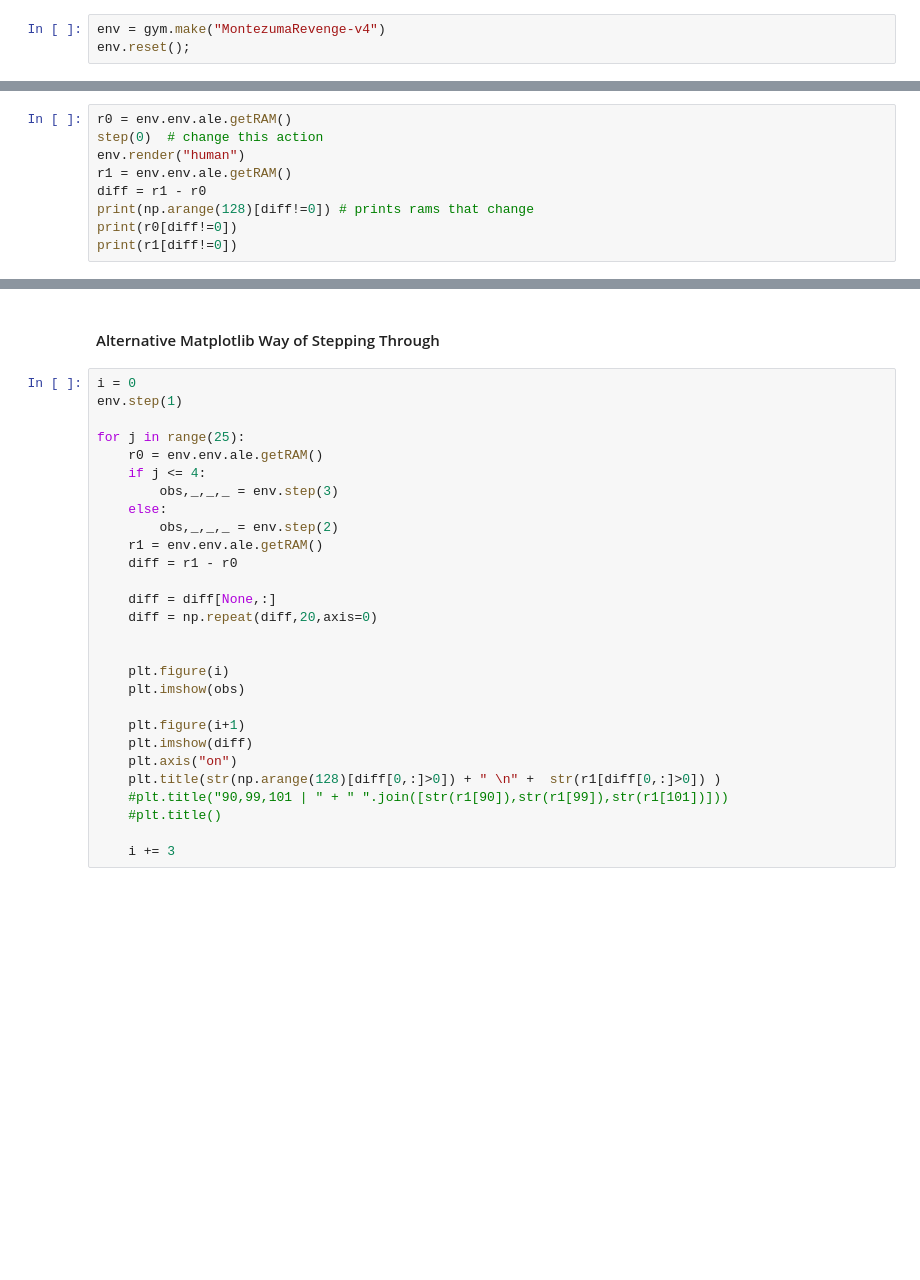
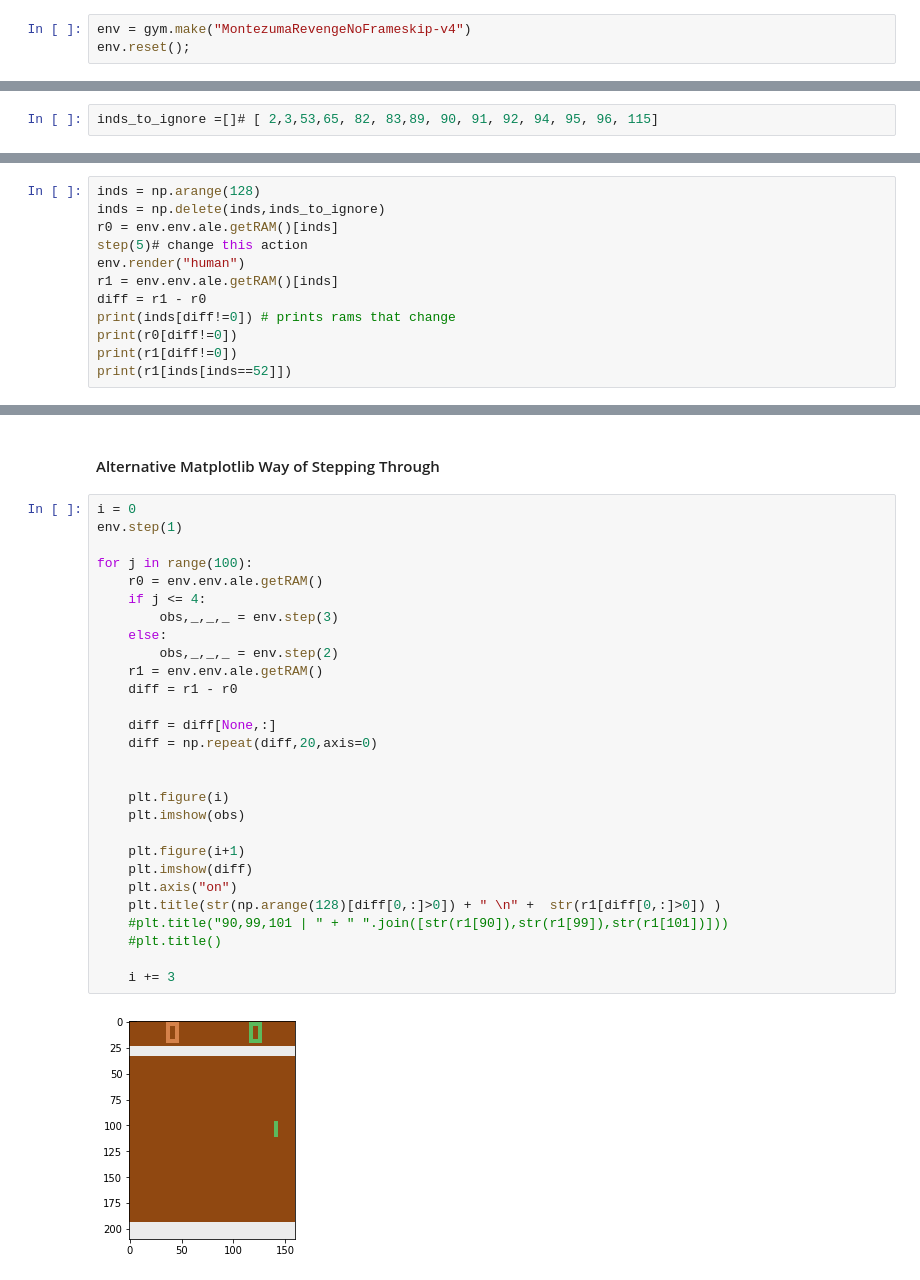
Before and after one commit to mila-iqia/atari-representation-learning, a Jupyter notebook: notebooks/atari_guess_n_check.ipynb, the cells around one changed output, grey strips where cells are left out. Drawn from its saved outputs; the diff is of its cells as text; blank space fills up the shorter version.

```diff
--- a/notebooks/atari_guess_n_check.ipynb
+++ b/notebooks/atari_guess_n_check.ipynb
@@ -21,7 +21,7 @@ Left = 3
 # %% [markdown]
 ##### Pick Game
 # %%
-env = gym.make("MontezumaRevenge-v4")
+env = gym.make("MontezumaRevengeNoFrameskip-v4")
 env.reset();
 # %% [markdown]
 ##### On Macs this will open a separate window with the game. Try to get this window split-screened with this notebook.
@@ -30,12 +32,17 @@ env.render("human")
+# %%
+inds_to_ignore =[]# [ 2,3,53,65, 82, 83,89, 90, 91, 92, 94, 95, 96, 115]
 # %% [markdown]
 ##### Repeat the Below Cell To Step Through The Game
 # %%
-r0 = env.env.ale.getRAM()
-step(0)  # change this action
+inds = np.arange(128)
+inds = np.delete(inds,inds_to_ignore)
+r0 = env.env.ale.getRAM()[inds]
+step(5)# change this action
 env.render("human")
-r1 = env.env.ale.getRAM()
+r1 = env.env.ale.getRAM()[inds]
 diff = r1 - r0
-print(np.arange(128)[diff!=0]) # prints rams that change
+print(inds[diff!=0]) # prints rams that change
 print(r0[diff!=0])
 print(r1[diff!=0])
+print(r1[inds[inds==52]])
 # %% [output]
@@ -47,28 +59,30 @@ print(r1[diff!=0])
 # %%
 i = 0
 env.step(1)
 
-for j in range(25):
+for j in range(100):
     r0 = env.env.ale.getRAM()
     if j <= 4:
         obs,_,_,_ = env.step(3)
     else:
         obs,_,_,_ = env.step(2)
     r1 = env.env.ale.getRAM()
     diff = r1 - r0
 
     diff = diff[None,:]
     diff = np.repeat(diff,20,axis=0)
 
 
     plt.figure(i)
     plt.imshow(obs)
 
     plt.figure(i+1)
     plt.imshow(diff)
     plt.axis("on")
     plt.title(str(np.arange(128)[diff[0,:]>0]) + " \n" +  str(r1[diff[0,:]>0]) )
     #plt.title("90,99,101 | " + " ".join([str(r1[90]),str(r1[99]),str(r1[101])]))
     #plt.title()
 
     i += 3
+# %% [output]
+[figure, added]
```
Also changed, not shown: parts of 4 cells of this notebook.
